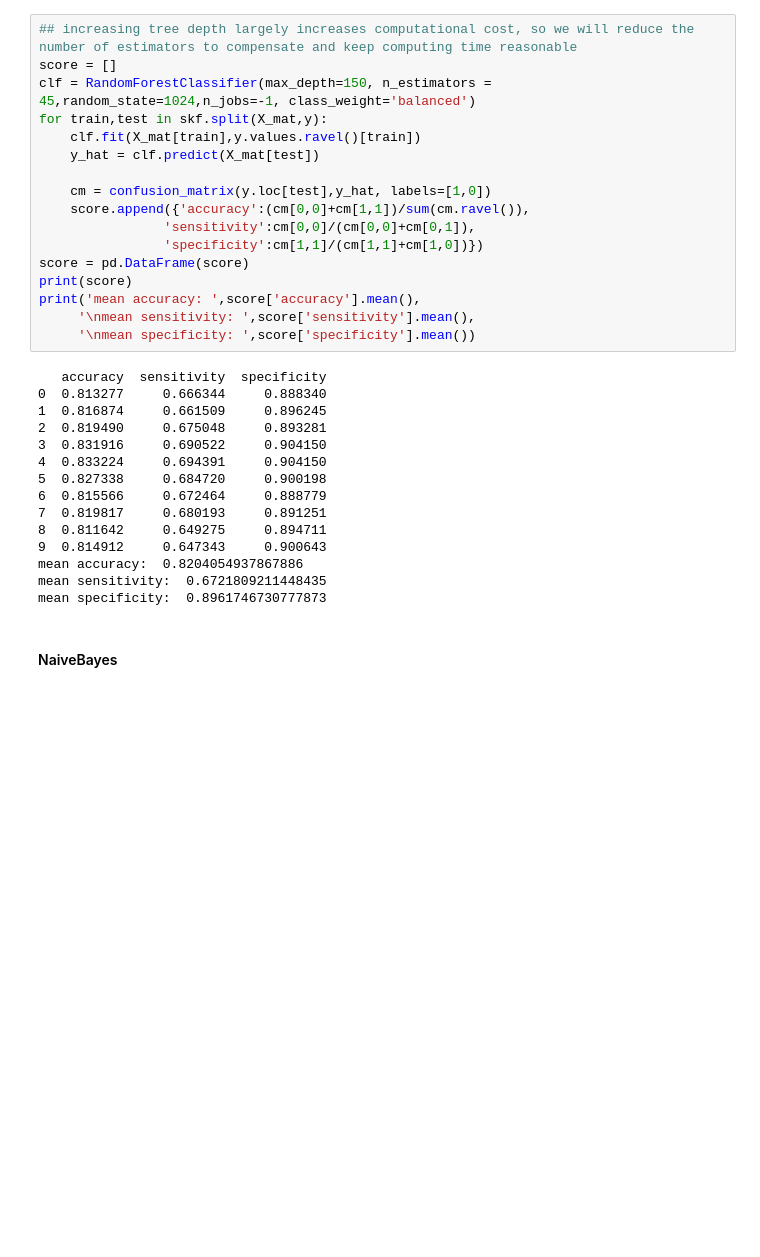
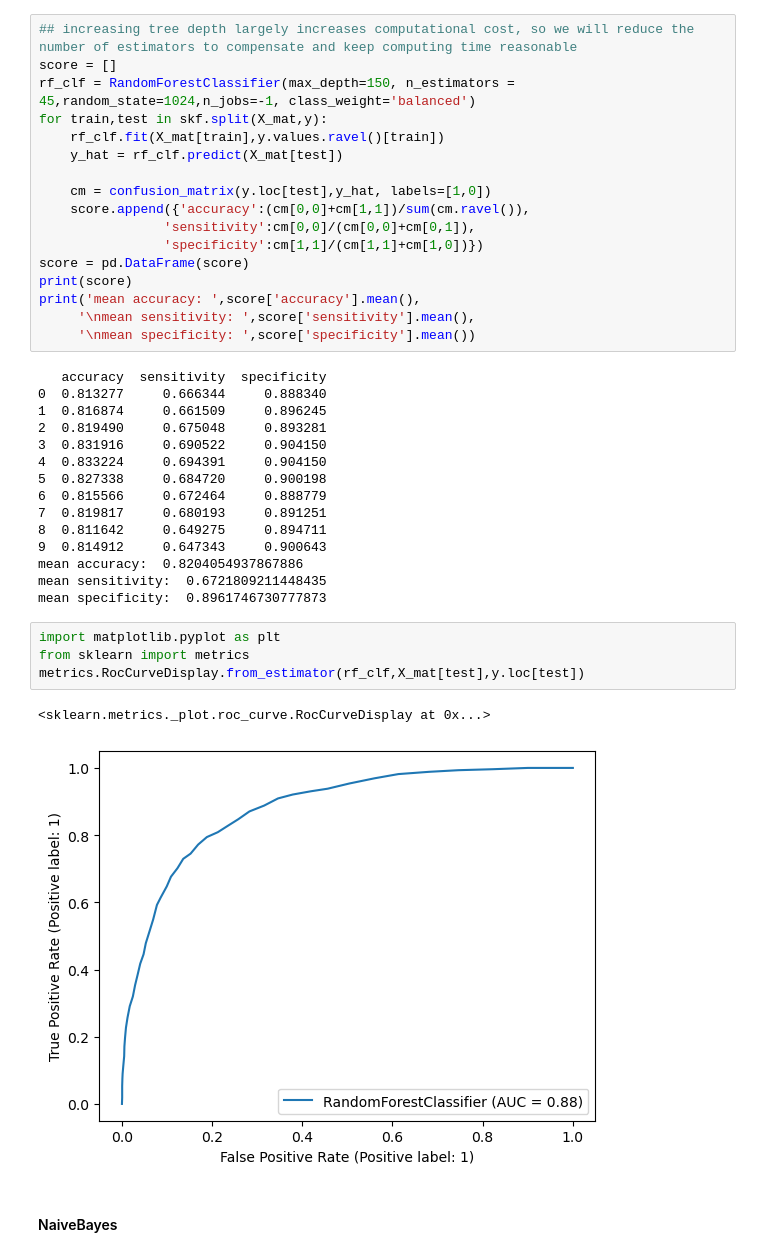
Before and after one commit to boneeyah/DS7331_Group, a Jupyter notebook: Lab2.ipynb, the cells around one changed output. Saved outputs shown, nothing was run; the diff lists cells and outputs as text; blank space fills up the shorter version.

```diff
--- a/Lab2.ipynb
+++ b/Lab2.ipynb
@@ -412,10 +415,10 @@ mean specificity:  0.9221675289506642
 # %%
 ## increasing tree depth largely increases computational cost, so we will reduce the number of estimators to compensate and keep computing time reasonable
 score = []
-clf = RandomForestClassifier(max_depth=150, n_estimators = 45,random_state=1024,n_jobs=-1, class_weight='balanced')
+rf_clf = RandomForestClassifier(max_depth=150, n_estimators = 45,random_state=1024,n_jobs=-1, class_weight='balanced')
 for train,test in skf.split(X_mat,y):
-    clf.fit(X_mat[train],y.values.ravel()[train])
-    y_hat = clf.predict(X_mat[test])
+    rf_clf.fit(X_mat[train],y.values.ravel()[train])
+    y_hat = rf_clf.predict(X_mat[test])
 
     cm = confusion_matrix(y.loc[test],y_hat, labels=[1,0])
     score.append({'accuracy':(cm[0,0]+cm[1,1])/sum(cm.ravel()),
@@ -441,6 +444,13 @@ print('mean accuracy: ',score['accuracy'].mean(),
 mean accuracy:  0.8204054937867886
 mean sensitivity:  0.6721809211448435
 mean specificity:  0.8961746730777873
+# %%
+import matplotlib.pyplot as plt
+from sklearn import metrics
+metrics.RocCurveDisplay.from_estimator(rf_clf,X_mat[test],y.loc[test])
+# %% [output]
+<sklearn.metrics._plot.roc_curve.RocCurveDisplay at 0x...>
+[figure, added]
 # %% [markdown]
 #### NaiveBayes
 # %% [markdown]
```
Also changed, not shown: parts of 1 cell of this notebook.
